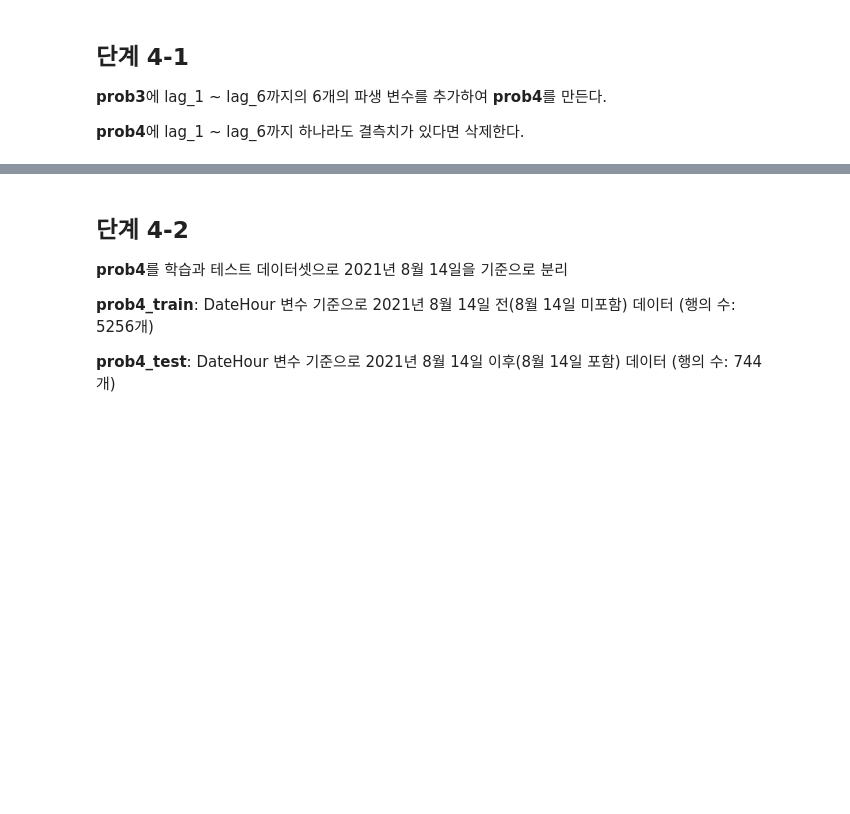
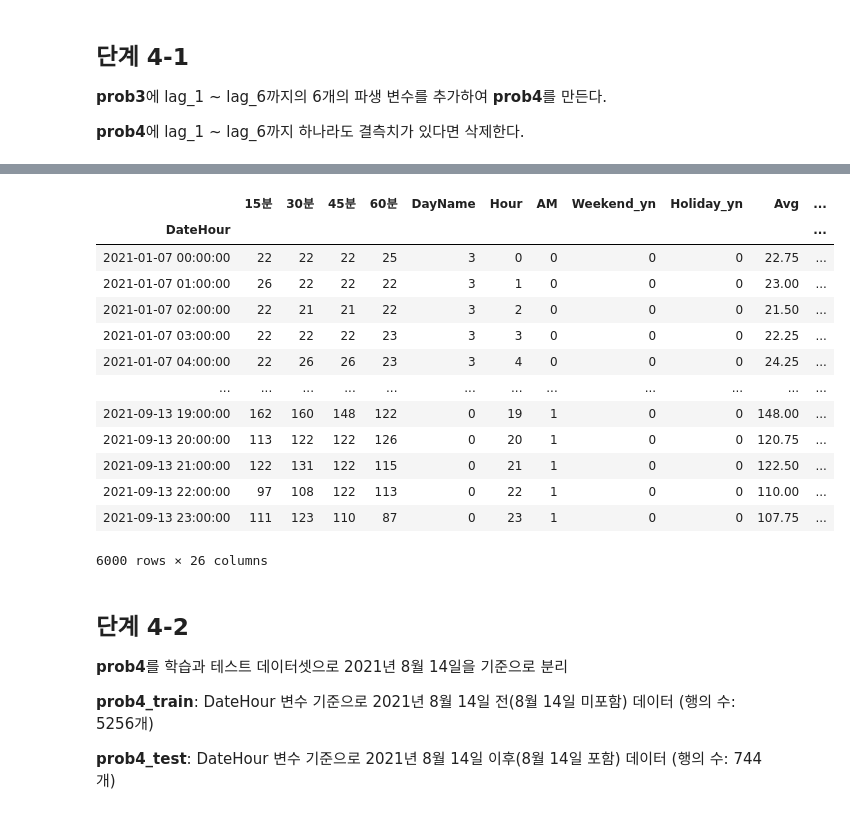
Before and after one commit to sunkusun9/DS_lv3_2610, a Jupyter notebook: sec_ds_lv3_prob3_prob.ipynb, the cells around one changed output, grey strips where cells are left out. Saved outputs shown, nothing was run; the diff lists cells and outputs as text; code cells hidden in the pictures; blank space fills up the shorter version.

```diff
--- a/sec_ds_lv3_prob3_prob.ipynb
+++ b/sec_ds_lv3_prob3_prob.ipynb
@@ -1647,0 +1820,7 @@ DateHour를 기준으로 동일한 시각의 n일 이전의 TotalHour를 파생
+# %%
+df_prob4 = df_prob3.copy()
+X_lag = list()
+for i in range(1, 7):
+    X_lag.append('lag_{}'.format(i))
+    df_prob4[X_lag[-1]] = pd.Series(df_prob3['TotalHour'].values, index = df_prob3.index + pd.Timedelta(days=i))
+df_prob4.head()
@@ -1648,3 +1836,22 @@ DateHour를 기준으로 동일한 시각의 n일 이전의 TotalHour를 파생
+# %%
+df_prob4 = df_prob4.loc[
+    df_prob4[X_lag].notna().all(axis=1)
+]
+# %% [output]
+|  | 15분 | 30분 | 45분 | 60분 | DayName | Hour | AM | Weekend_yn | Holiday_yn | Avg | ... |
+| DateHour |  |  |  |  |  |  |  |  |  |  | ... |
+| 2021-01-07 00:00:00 | 22 | 22 | 22 | 25 | 3 | 0 | 0 | 0 | 0 | 22.75 | ... |
+| 2021-01-07 01:00:00 | 26 | 22 | 22 | 22 | 3 | 1 | 0 | 0 | 0 | 23.00 | ... |
+| 2021-01-07 02:00:00 | 22 | 21 | 21 | 22 | 3 | 2 | 0 | 0 | 0 | 21.50 | ... |
+| 2021-01-07 03:00:00 | 22 | 22 | 22 | 23 | 3 | 3 | 0 | 0 | 0 | 22.25 | ... |
+| 2021-01-07 04:00:00 | 22 | 26 | 26 | 23 | 3 | 4 | 0 | 0 | 0 | 24.25 | ... |
+| ... | ... | ... | ... | ... | ... | ... | ... | ... | ... | ... | ... |
+| 2021-09-13 19:00:00 | 162 | 160 | 148 | 122 | 0 | 19 | 1 | 0 | 0 | 148.00 | ... |
+| 2021-09-13 20:00:00 | 113 | 122 | 122 | 126 | 0 | 20 | 1 | 0 | 0 | 120.75 | ... |
+| 2021-09-13 21:00:00 | 122 | 131 | 122 | 115 | 0 | 21 | 1 | 0 | 0 | 122.50 | ... |
+| 2021-09-13 22:00:00 | 97 | 108 | 122 | 113 | 0 | 22 | 1 | 0 | 0 | 110.00 | ... |
+| 2021-09-13 23:00:00 | 111 | 123 | 110 | 87 | 0 | 23 | 1 | 0 | 0 | 107.75 | ... |
+6000 rows × 26 columns
 # %% [markdown]
 ## 단계 4-2
 
```
Also changed, not shown: parts of 21 cells of this notebook.
